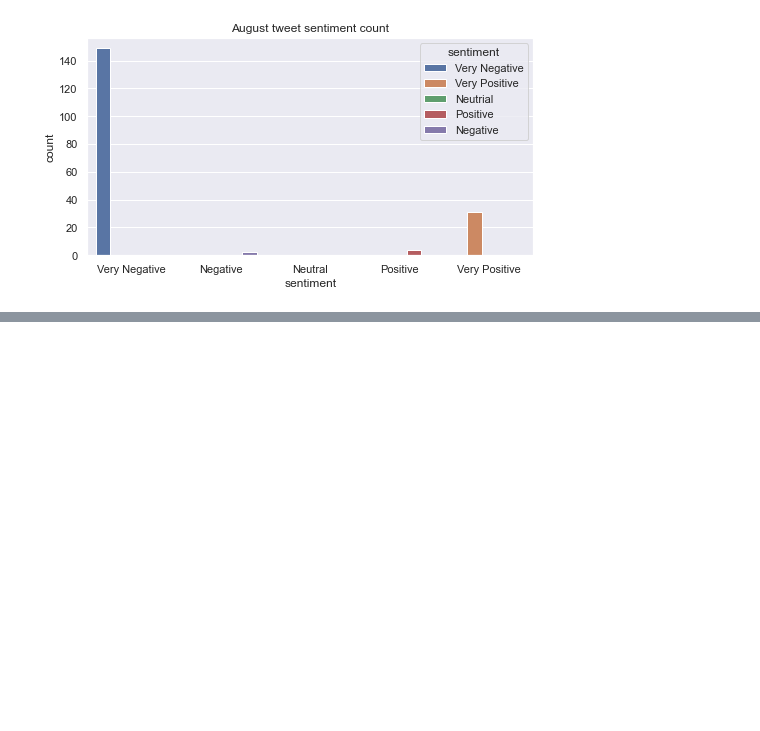
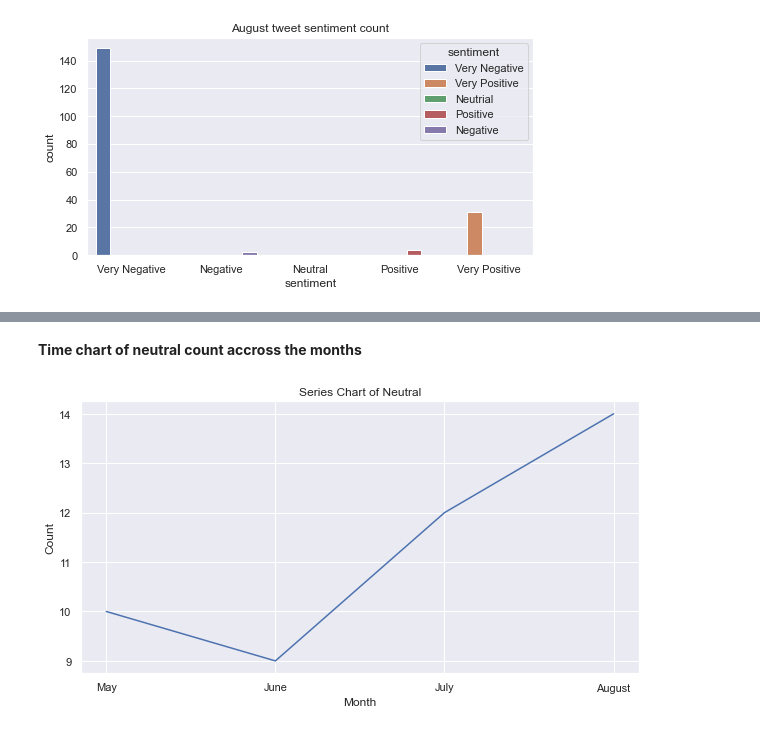
Before and after one commit to InnocentAnyaele/sentiment-analysis-on-elevy-tweets, a Jupyter notebook: main.ipynb, the cells around one changed output, grey strips where cells are left out. Cells and saved outputs as stored; diff of their text form; code cells hidden in the pictures; blank space fills up the shorter version.

```diff
--- a/main.ipynb
+++ b/main.ipynb
@@ -367,0 +410,12 @@ Name: sentiment, dtype: int64
+# %% [markdown]
+**Time chart of neutral count accross the months**
+# %%
+plt.figure(figsize = (10,5))
+time_chart_neutral = sns.lineplot(x=['May', 'June', 'July', 'August'],
+                          y=time_analysis_df.iloc[2, 1:])
+time_chart_neutral.set_title('Series Chart of Neutral')
+time_chart_neutral.set_ylabel('Count')
+time_chart_neutral.set_xlabel('Month')
+time_chart_neutral.get_figure().savefig('neutral.png')
+# %% [output]
+[figure, added]
```
Also changed, not shown: parts of 11 cells of this notebook, 5 other files.
